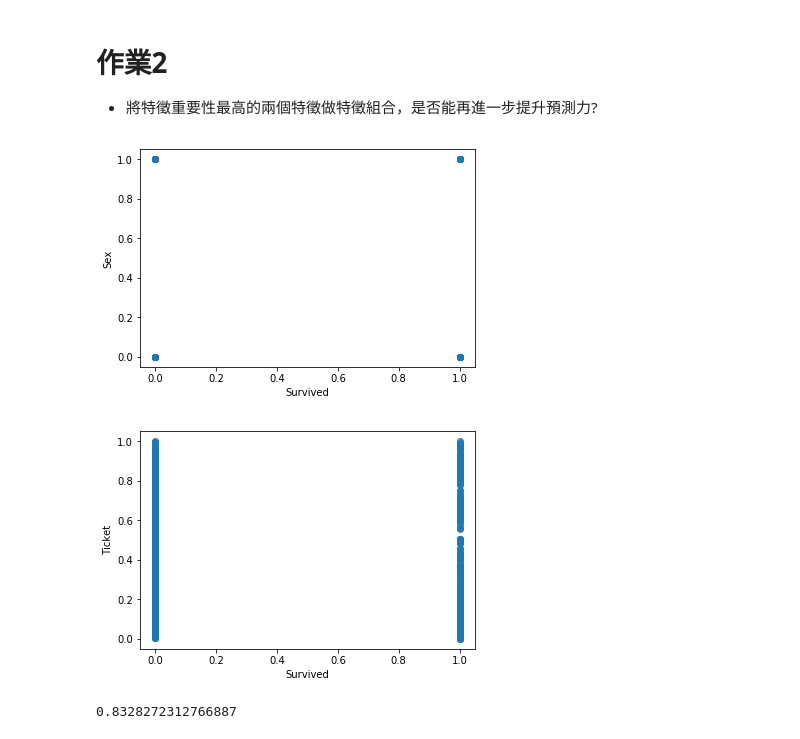
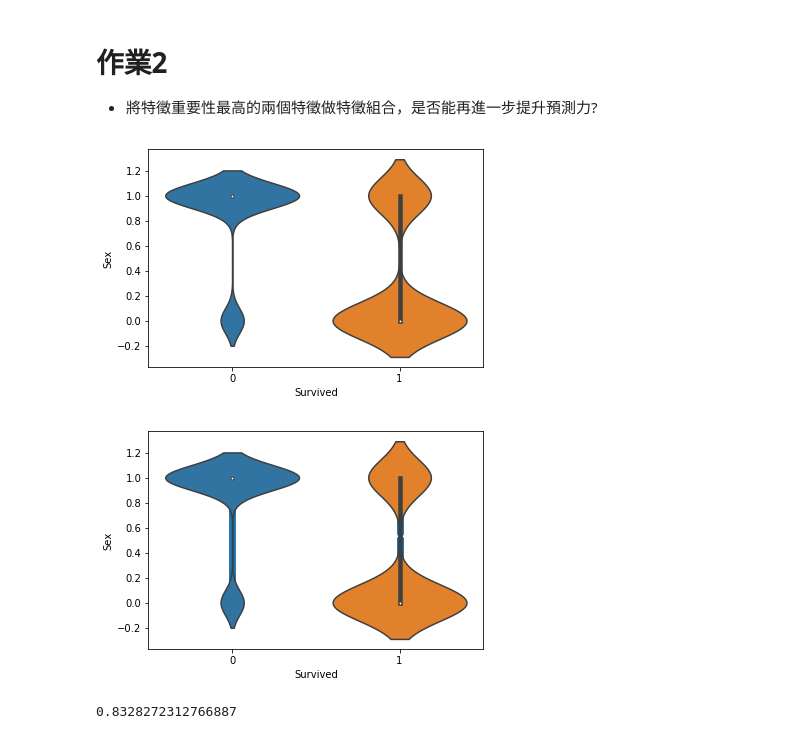
Before and after one commit to derekwuchengyu/2nd-ML100Days, a Jupyter notebook: homework/Day_029_HW.ipynb, the cells around one changed output. Cells and saved outputs as stored; diff of their text form; code cells hidden in the pictures.

```diff
--- a/homework/Day_029_HW.ipynb
+++ b/homework/Day_029_HW.ipynb
@@ -93,16 +93,18 @@ cross_val_score(estimator, train_X, train_Y, cv=5).mean()
 # 第一名
 import seaborn as sns
 import matplotlib.pyplot as plt
-sns.regplot(x=train_Y, y=df['Sex'], fit_reg=False)
+# sns.regplot(x=train_Y, y=df['Sex'], fit_reg=False)
+sns.violinplot(x=train_Y, y=df['Sex'], fit_reg=False, scale="width")
 plt.show()
 # %% [output]
-[figure, old version]
+[figure, new version]
 # %%
 # 第二名
 sns.regplot(x=train_Y, y=df['Ticket'], fit_reg=False)
+sns.violinplot(x=train_Y, y=df['Sex'], fit_reg=False, scale="width")
 plt.show()
 # %% [output]
-[figure, old version]
+[figure, new version]
 # %%
 # 製作新特徵看效果
 df['Add_char'] = (df['Sex'] + df['Ticket']) / 2
```
